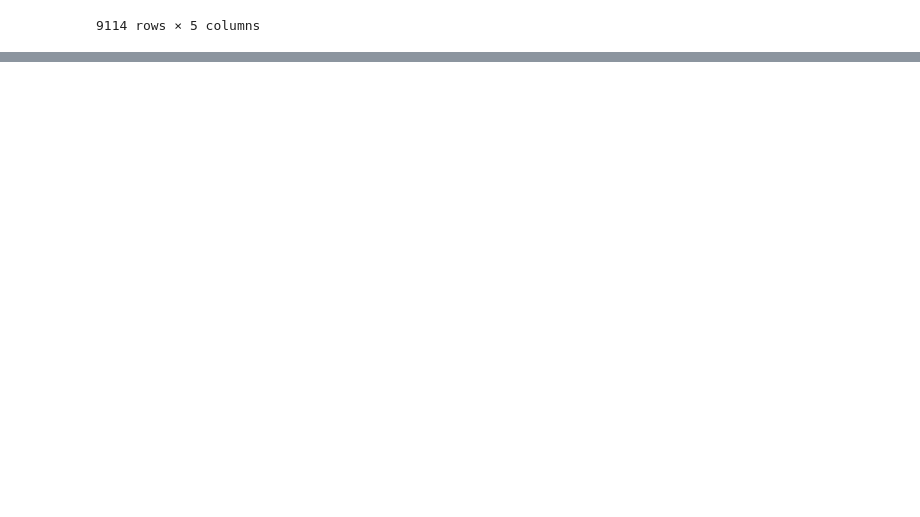
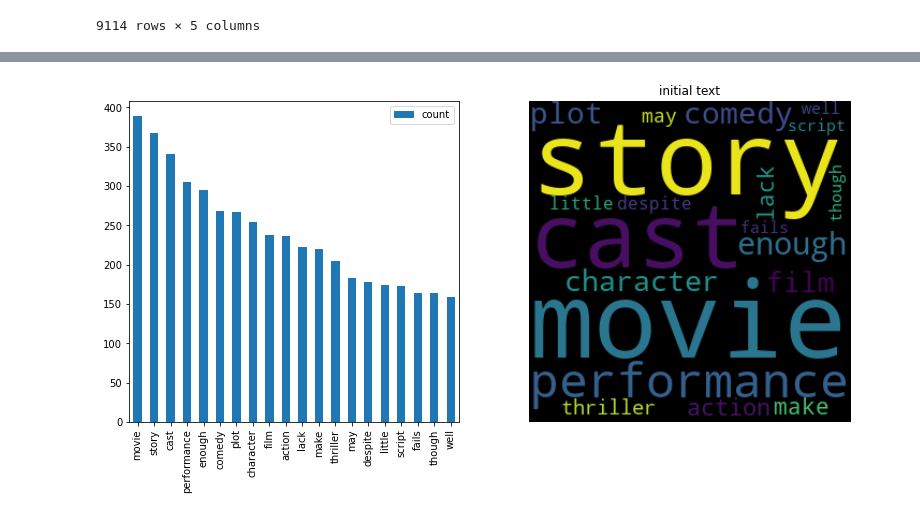
Before and after one commit to fdmdlb/nextflix, a Jupyter notebook: explore_roten_tomatoes.ipynb, the cells around one changed output, grey strips where cells are left out. Cells and saved outputs as stored; diff of their text form; code cells hidden in the pictures; blank space fills up the shorter version.

Commit message:
Update the comments analyse
Add NLP analyse by rotentomatoes status
Add converter genres to list
Improve NLP analyse in general

```diff
--- a/explore_roten_tomatoes.ipynb
+++ b/explore_roten_tomatoes.ipynb
@@ -394,0 +433,27 @@ plt.margins(x=0, y=0)
+# %%
+
+vectorizer = CountVectorizer(token_pattern="([a-zA-Z]{2,})", max_features=20)
+#vectorizer = CountVectorizer()
+X = movies[(movies["X_lem"].isna() == False) & (movies['tomatometer_status'] == "Rotten")]["X_lem"].apply(lambda wlist: " ".join(wlist))
+vectorizer.fit(X.values)
+text_matrix = vectorizer.fit_transform(X)
+
+df_matrix_neg = pd.DataFrame(text_matrix.toarray(), columns = vectorizer.get_feature_names_out())
+df_sum_matrix_neg = pd.DataFrame(df_matrix_neg.sum().sort_values(ascending=False), columns = ["count"])
+fig = plt.subplots(figsize=(13,13))
+
+ax1 = plt.subplot(2,2,1)
+ax2 = plt.subplot(2,2,2)
+
+df_sum_matrix_neg.plot(kind="bar", ax = ax1)
+
+#initial text
+wordcloud_neg = WordCloud(width=300, height=300, max_font_size=200, min_font_size=10)
+wordcloud_neg.generate_from_frequencies(df_matrix_neg.sum())
+
+ax2.imshow(wordcloud_neg, interpolation="bilinear")
+ax2.axis('off')
+ax2.set(title="initial text")
+plt.margins(x=0, y=0)
+# %% [output]
+[figure, added]
```
Also changed, not shown: parts of 28 cells of this notebook.
